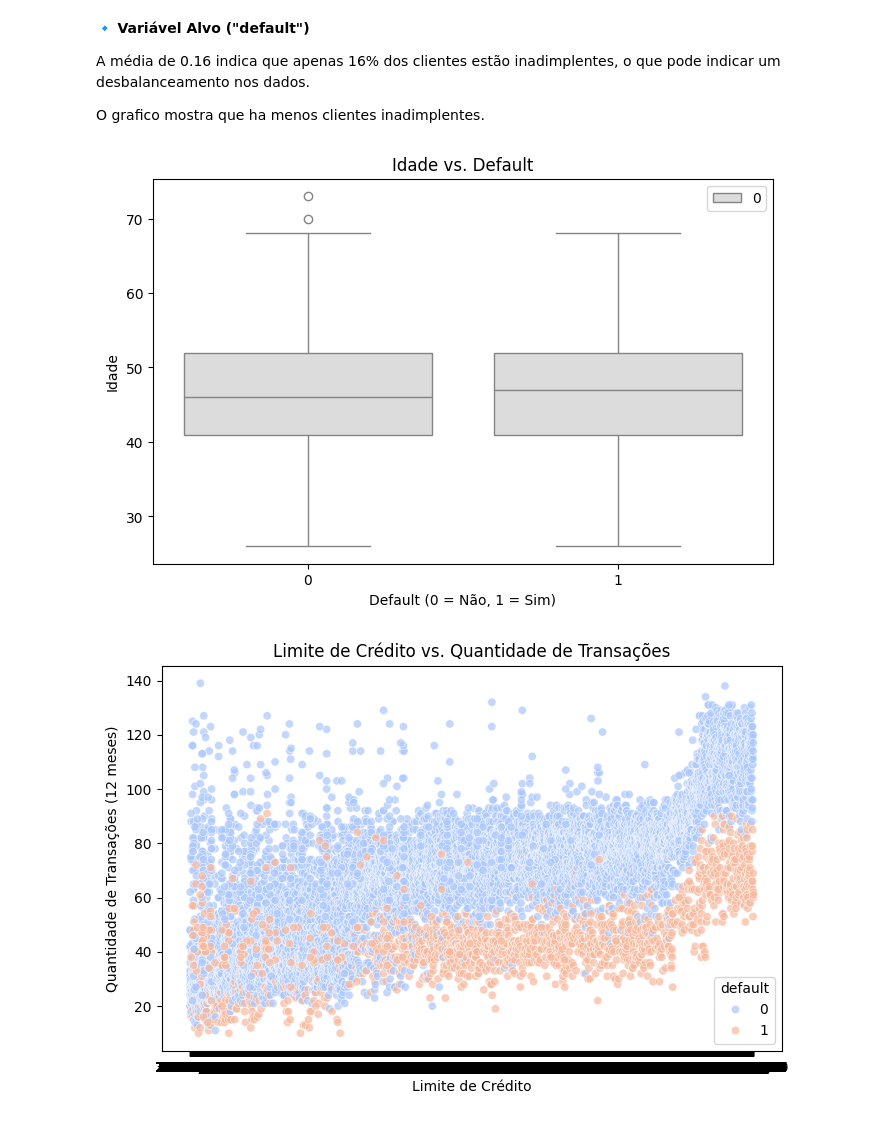
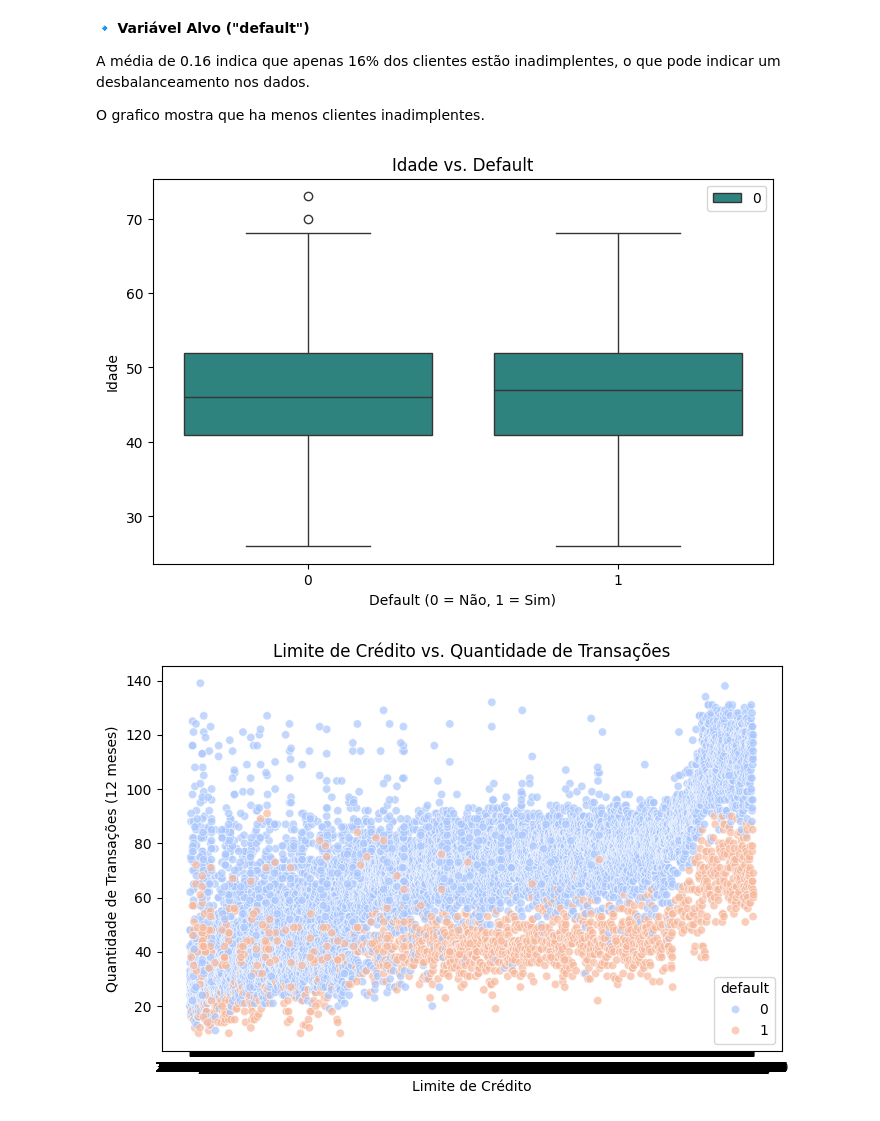
Before and after one commit to Charnice-Mathe/AnaliseCredito-Inadimplencia, a Jupyter notebook: Credito/credito_default.ipynb, the cells around one changed output. Saved outputs shown, nothing was run; the diff lists cells and outputs as text; code cells hidden in the pictures.

```diff
--- a/Credito/credito_default.ipynb
+++ b/Credito/credito_default.ipynb
@@ -84,13 +84,13 @@ A média de 0.16 indica que apenas 16% dos clientes estão inadimplentes, o que
 O grafico mostra que ha menos  clientes inadimplentes.
 # %%
 plt.figure(figsize=(8,5))
-sns.boxplot(x=df["default"], y=df["idade"],hue=0, palette="coolwarm")
+sns.boxplot(x=df["default"], y=df["idade"],hue=0, palette="viridis")
 plt.title("Idade vs. Default")
 plt.xlabel("Default (0 = Não, 1 = Sim)")
 plt.ylabel("Idade")
 plt.show()
 # %% [output]
-[figure, old version]
+[figure, new version]
 # %%
 plt.figure(figsize=(8,5))
 sns.scatterplot(x=df["limite_credito"], y=df["qtd_transacoes_12m"], hue=df["default"], palette="coolwarm", alpha=0.7)
```
Also changed, not shown: parts of 1 cell of this notebook.
